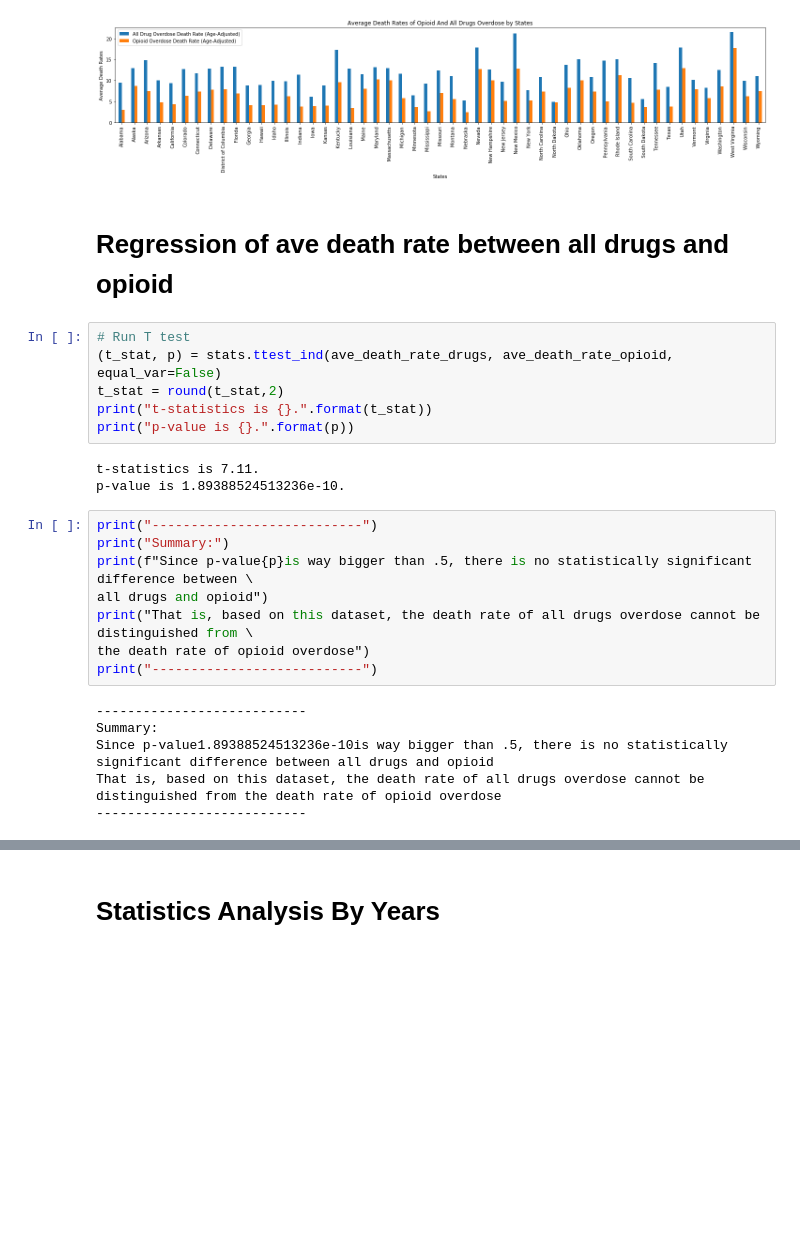
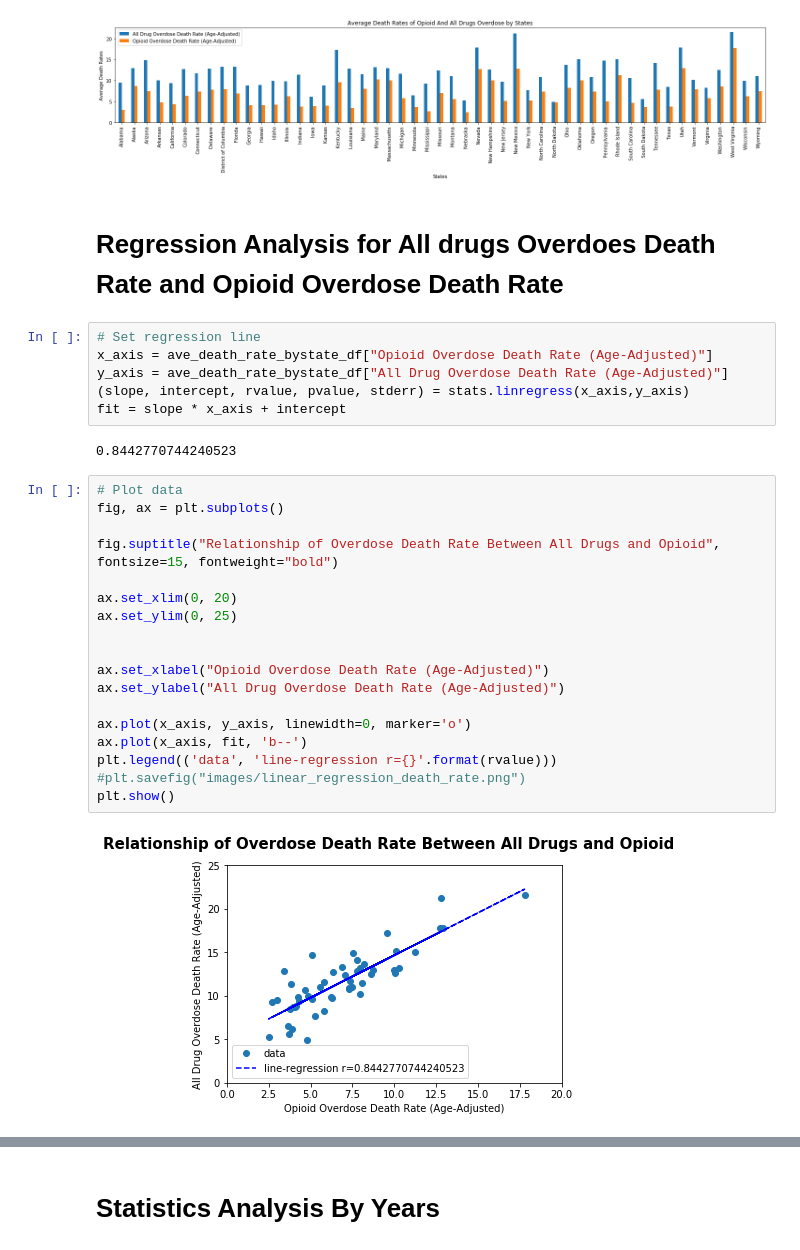
Before and after one commit to Emma-Pang/team_efx_dataproject, a Jupyter notebook: main_overdose.ipynb, the cells around one changed output, grey strips where cells are left out. Drawn from its saved outputs; the diff is of its cells as text; blank space fills up the shorter version.

```diff
--- a/main_overdose.ipynb
+++ b/main_overdose.ipynb
@@ -97,28 +81,33 @@ plt.savefig("images/bar_avg_death_rate_bystate.png")
 plt.show()
 # %% [output]
 [figure]
-# %% [markdown]
-# Regression of ave death rate between all drugs and opioid
-# %%
-# Run T test
-(t_stat, p) = stats.ttest_ind(ave_death_rate_drugs, ave_death_rate_opioid, equal_var=False)
-t_stat = round(t_stat,2)
-print("t-statistics is {}.".format(t_stat))
-print("p-value is {}.".format(p))
-# %% [output]
-t-statistics is 7.11.
-p-value is 1.89388524513236e-10.
-# %%
-print("---------------------------")
-print("Summary:")
-print(f"Since p-value{p}is way bigger than .5, there is no statistically significant difference between \
-all drugs and opioid")
-print("That is, based on this dataset, the death rate of all drugs overdose cannot be distinguished from \
-the death rate of opioid overdose")
-print("---------------------------")
-# %% [output]
----------------------------
-Summary:
-Since p-value1.89388524513236e-10is way bigger than .5, there is no statistically significant difference between all drugs and opioid
-That is, based on this dataset, the death rate of all drugs overdose cannot be distinguished from the death rate of opioid overdose
----------------------------
+# %% [markdown]
+# Regression Analysis for All drugs Overdoes Death Rate and Opioid Overdose Death Rate
+# %%
+# Set regression line
+x_axis = ave_death_rate_bystate_df["Opioid Overdose Death Rate (Age-Adjusted)"]
+y_axis = ave_death_rate_bystate_df["All Drug Overdose Death Rate (Age-Adjusted)"]
+(slope, intercept, rvalue, pvalue, stderr) = stats.linregress(x_axis,y_axis)
+fit = slope * x_axis + intercept
+# %% [output]
+0.8442770744240523
+# %%
+# Plot data
+fig, ax = plt.subplots()
+
+fig.suptitle("Relationship of Overdose Death Rate Between All Drugs and Opioid", fontsize=15, fontweight="bold")
+
+ax.set_xlim(0, 20)
+ax.set_ylim(0, 25)
+
+
+ax.set_xlabel("Opioid Overdose Death Rate (Age-Adjusted)")
+ax.set_ylabel("All Drug Overdose Death Rate (Age-Adjusted)")
+
+ax.plot(x_axis, y_axis, linewidth=0, marker='o')
+ax.plot(x_axis, fit, 'b--')
+plt.legend(('data', 'line-regression r={}'.format(rvalue)))
+#plt.savefig("images/linear_regression_death_rate.png")
+plt.show()
+# %% [output]
+[figure, added]
```
Also changed, not shown: parts of 20 cells of this notebook, 3 other files.
